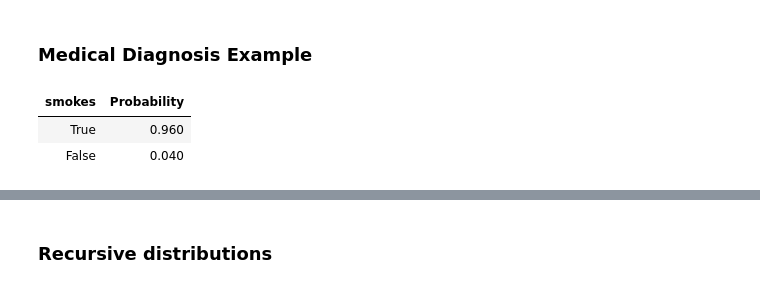
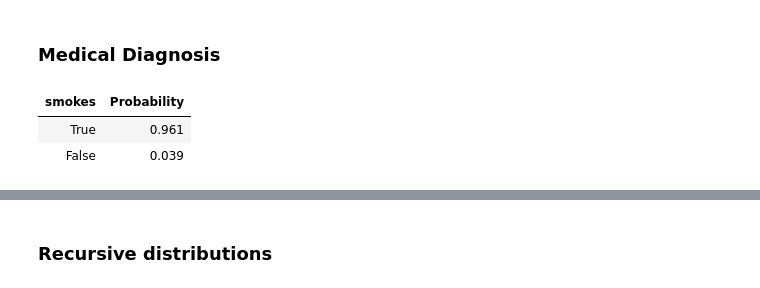
Before and after one commit to codec-lab/flippy, a Jupyter notebook: tutorials/00-intro.ipynb, the cells around one changed output, grey strips where cells are left out. Saved outputs shown, nothing was run; the diff lists cells and outputs as text; code cells hidden in the pictures.

```diff
--- a/tutorials/00-intro.ipynb
+++ b/tutorials/00-intro.ipynb
@@ -28,9 +60,9 @@ To run the tests (this requires installing pytest):
 # %%
-from flippy import infer, condition, flip
+from flippy import flip, infer
 
-@infer
-def model(p):
-    x = flip(p)
-    y = flip(p)
-    condition(x >= y)
+def implicit_probabilistic_fn():
+    x = flip(.4)
+    y = flip(.7)
     return x + y
+
+explicit_probabilistic_fn = infer(implicit_probabilistic_fn)
@@ -51,23 +341,23 @@ model(.7)
 # %% [markdown]
-### Medical Diagnosis Example
+### Medical Diagnosis
 # %%
 @infer
 def model():
     smokes = flip(.2)
     lungDisease = flip(0.001) or (smokes and flip(0.1))
     cold = flip(0.02)
 
     cough = (cold and flip(0.5)) or (lungDisease and flip(0.5)) or flip(0.001)
     fever = (cold and flip(0.3)) or flip(0.01)
     chestPain = (lungDisease and flip(0.2)) or flip(0.01)
     shortnessOfBreath = (lungDisease and flip(0.2)) or flip(0.01)
 
-    condition(cough and chestPain and shortnessOfBreath)
+    condition(cough and chestPain and shortnessOfBreath and not fever)
 
     return {'smokes': smokes}
 
 model()
 # %% [output]
 | smokes | Probability |
-| True | 0.960 |
-| False | 0.040 |
+| True | 0.961 |
+| False | 0.039 |
```
Also changed, not shown: parts of 46 cells of this notebook, 5 other files.
